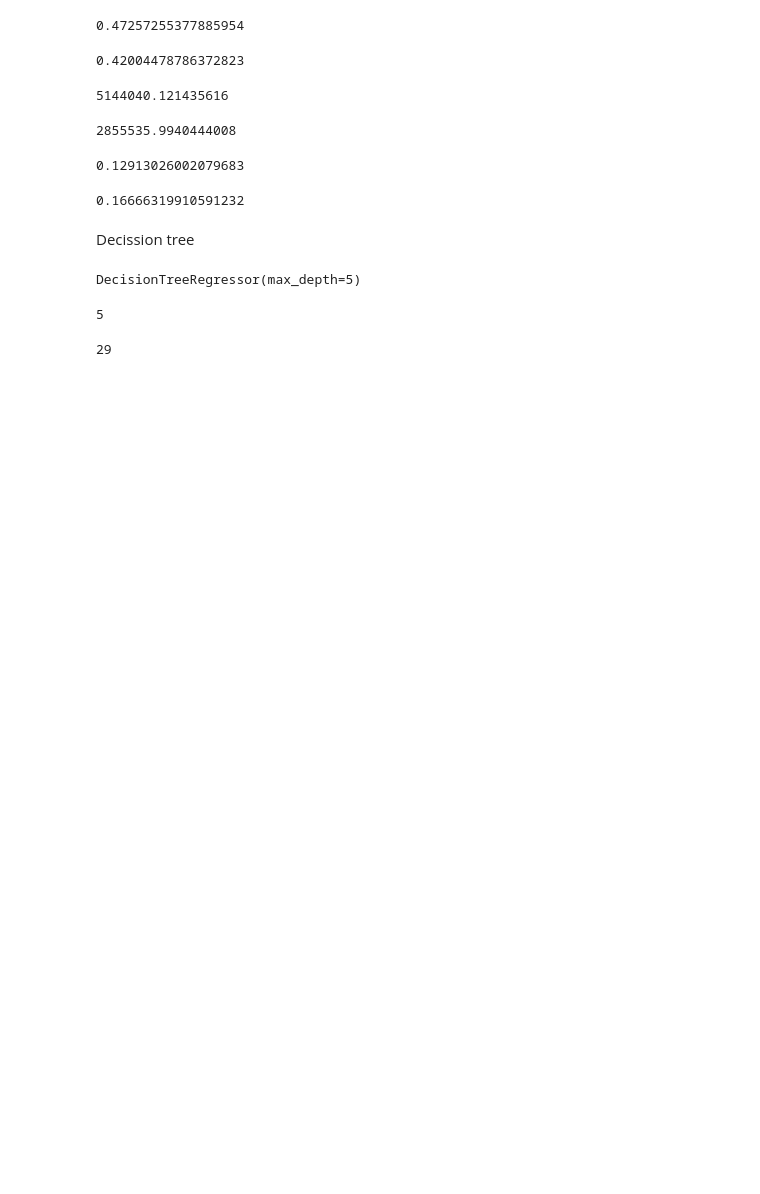
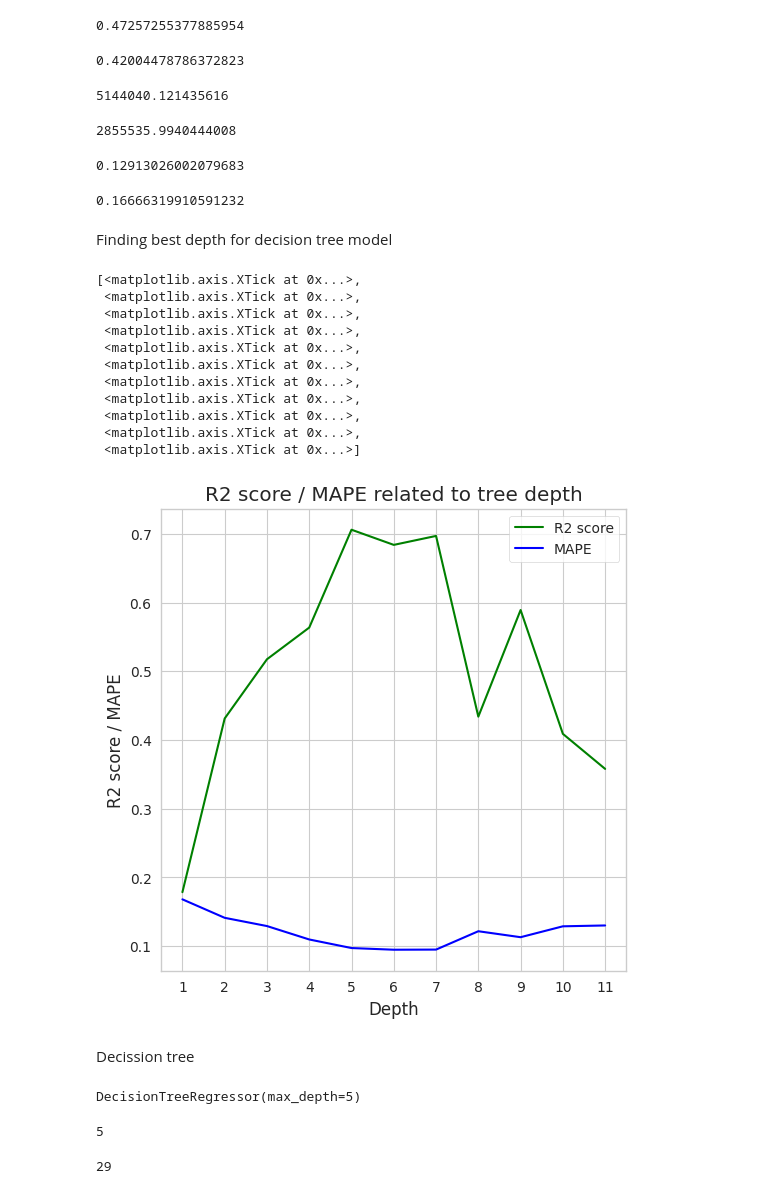
Before and after one commit to KamilShape/workers_regression_project, a Jupyter notebook: workers_project.ipynb, the cells around one changed output. Drawn from its saved outputs; the diff is of its cells as text; code cells hidden in the pictures; blank space fills up the shorter version.

Commit message:
add function finding best depth for decision tree

```diff
--- a/workers_project.ipynb
+++ b/workers_project.ipynb
@@ -357,6 +342,44 @@ mean_absolute_percentage_error(y_test, y_lin_test)
 mean_absolute_percentage_error(y_train, y_lin_train)
 # %% [output]
 0.16666319910591232
+# %% [markdown]
+Finding best depth for decision tree model
+# %%
+max_depth = 11
+depths = []
+r2_scores = []
+MAPE_rates = []
+for depth in range(1, max_depth+1):
+  model = DecisionTreeRegressor(max_depth=depth)
+  model.fit(X_train,y_train)
+  y_tree_test=model.predict(X_test)
+  r2 = r2_score(y_test, y_tree_test)
+  MAPE = mean_absolute_percentage_error(y_test, y_tree_test)
+  r2_scores.append(r2)
+  MAPE_rates.append(MAPE)
+  depths.append(depth)
+# %%
+fig, ax = plt.subplots(figsize = (6,6))
+ax.plot(depths, r2_scores, color = 'g', label = 'R2 score')
+ax.plot(depths, MAPE_rates, color = 'b', label = 'MAPE')
+ax.legend()
+ax.set_title('R2 score / MAPE related to tree depth')
+ax.set_xlabel('Depth')
+ax.set_ylabel('R2 score / MAPE')
+ax.xaxis.set_ticks(np.arange(1, max_depth+1, 1))
+# %% [output]
+[<matplotlib.axis.XTick at 0x...>,
+ <matplotlib.axis.XTick at 0x...>,
+ <matplotlib.axis.XTick at 0x...>,
+ <matplotlib.axis.XTick at 0x...>,
+ <matplotlib.axis.XTick at 0x...>,
+ <matplotlib.axis.XTick at 0x...>,
+ <matplotlib.axis.XTick at 0x...>,
+ <matplotlib.axis.XTick at 0x...>,
+ <matplotlib.axis.XTick at 0x...>,
+ <matplotlib.axis.XTick at 0x...>,
+ <matplotlib.axis.XTick at 0x...>]
+[figure, added]
 # %% [markdown]
 Decission tree
 # %%
```
Also changed, not shown: parts of 9 cells of this notebook.
